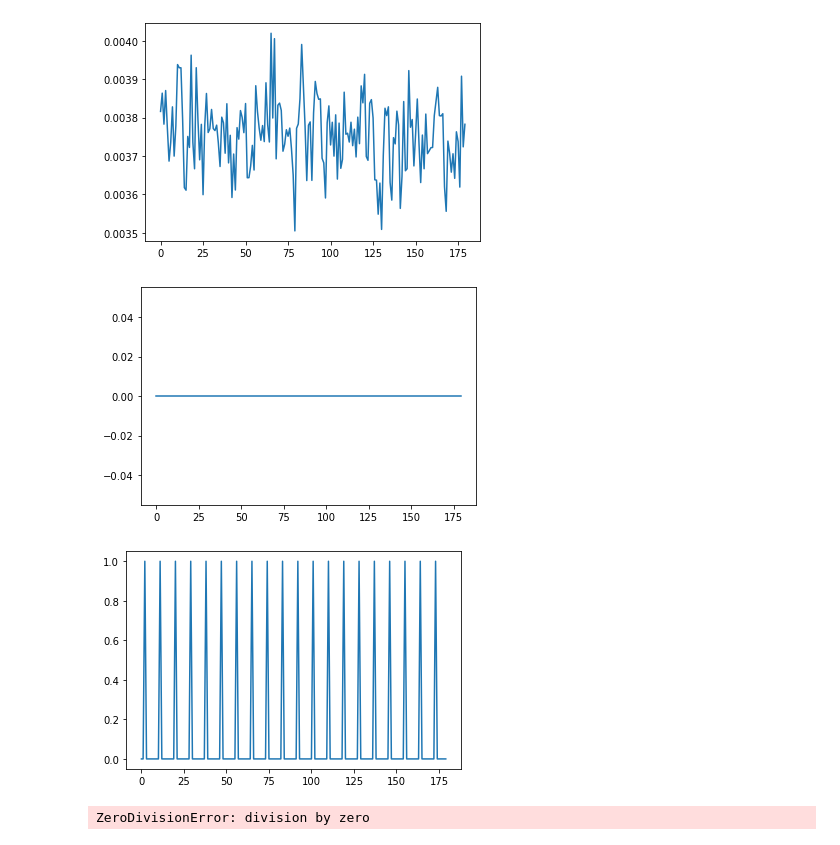
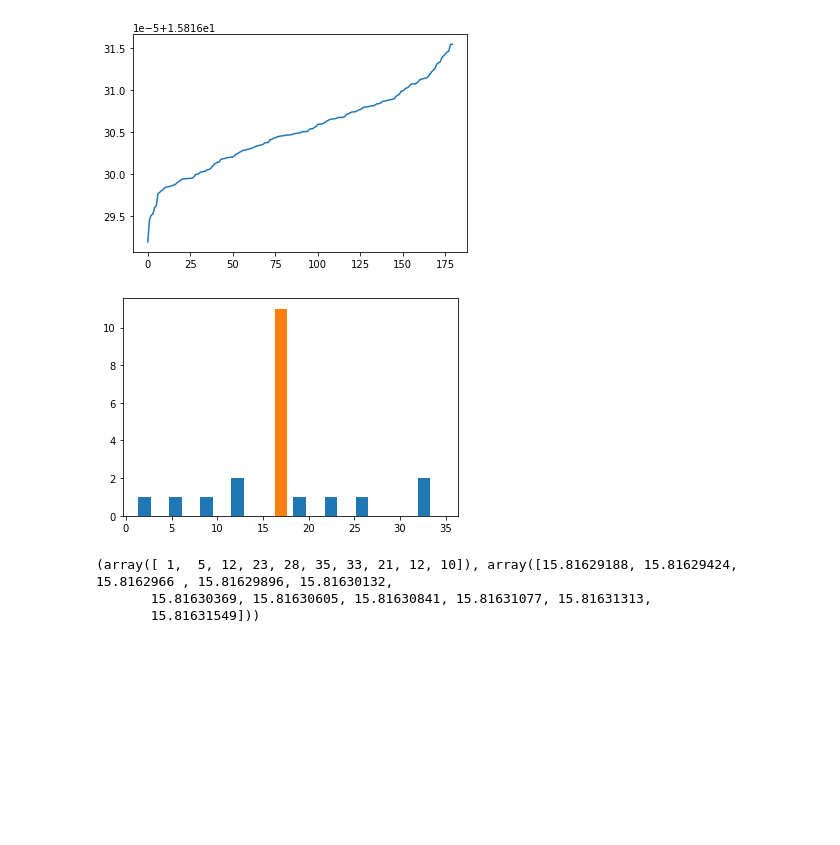
Before and after one commit to AlexDodon/sourceseparation_misc, a Jupyter notebook: time_series.ipynb, the cells around one changed output. Cells and saved outputs as stored; diff of their text form; code cells hidden in the pictures; blank space fills up the shorter version.

Commit message:
working on tresholding

```diff
--- a/time_series.ipynb
+++ b/time_series.ipynb
@@ -91,37 +101,35 @@ Processing source  179
+# %%
+# some interpretation of results
+
+import numpy as np
+import torch
+import matplotlib.pyplot as plt
+
+
+extractedSpikesValidation = [ x for [[x]] in cleanextractedSpikesValidation]
+extractedSpikesValidation = np.array(extractedSpikesValidation)
+energy = []
+
+for extractedSpike in extractedSpikesValidation:
+    energy.append(sum(np.power(extractedSpike, 2)))
+
+energy = np.array(energy)
+hist = np.histogram(energy)
+
+plt.plot(np.sort(energy))
+plt.show()
+plt.hist(hist)
+plt.show()
+# %% [output]
+[figure, added]
+[figure, added]
+# %%
+print(hist)
+# %% [output]
+(array([ 1,  5, 12, 23, 28, 35, 33, 21, 12, 10]), array([15.81629188, 15.81629424, 15.8162966 , 15.81629896, 15.81630132,
+       15.81630369, 15.81630605, 15.81630841, 15.81631077, 15.81631313,
+       15.81631549]))
 # %%
-# some interpretation of results
-
-import numpy as np
-import torch
-import matplotlib.pyplot as plt
-
-out = []
-
-extractedSpikesValidation = np.array(cleanextractedSpikesValidation)
-extractedSpikesValidation = torch.from_numpy(extractedSpikesValidation).float()
-
-
-for [window] in extractedSpikesValidation:
-    out.append(disc1.forward(window.to(gans.device)).data.cpu().numpy())
-
-out = np.array(out).flatten()
-
-treshold = 0.02
-
-res = []
-
-for i in out:
-    if i >= treshold:
-        res.append(1)
-    else:
-        res.append(0)
-
-plt.plot(out)
-plt.show()
-plt.plot(res)
-plt.show()
-plt.plot(vallabel)
-plt.show()
 
 truepos = 0
 falsepos = 0
@@ -147,8 +155,3 @@ print("Precision: {}".format(precision))
 print("Recall: {}".format(recall))
 print("Accuracy: {}".format((truepos + trueneg) / len(vallabel)))
 print("F1: {}".format(2 * ((precision * recall)/(precision+recall))))
-# %% [output]
-[figure, removed]
-[figure, removed]
-[figure, removed]
-ZeroDivisionError: division by zero
```
Also changed, not shown: parts of 3 cells of this notebook, 3 other files.
